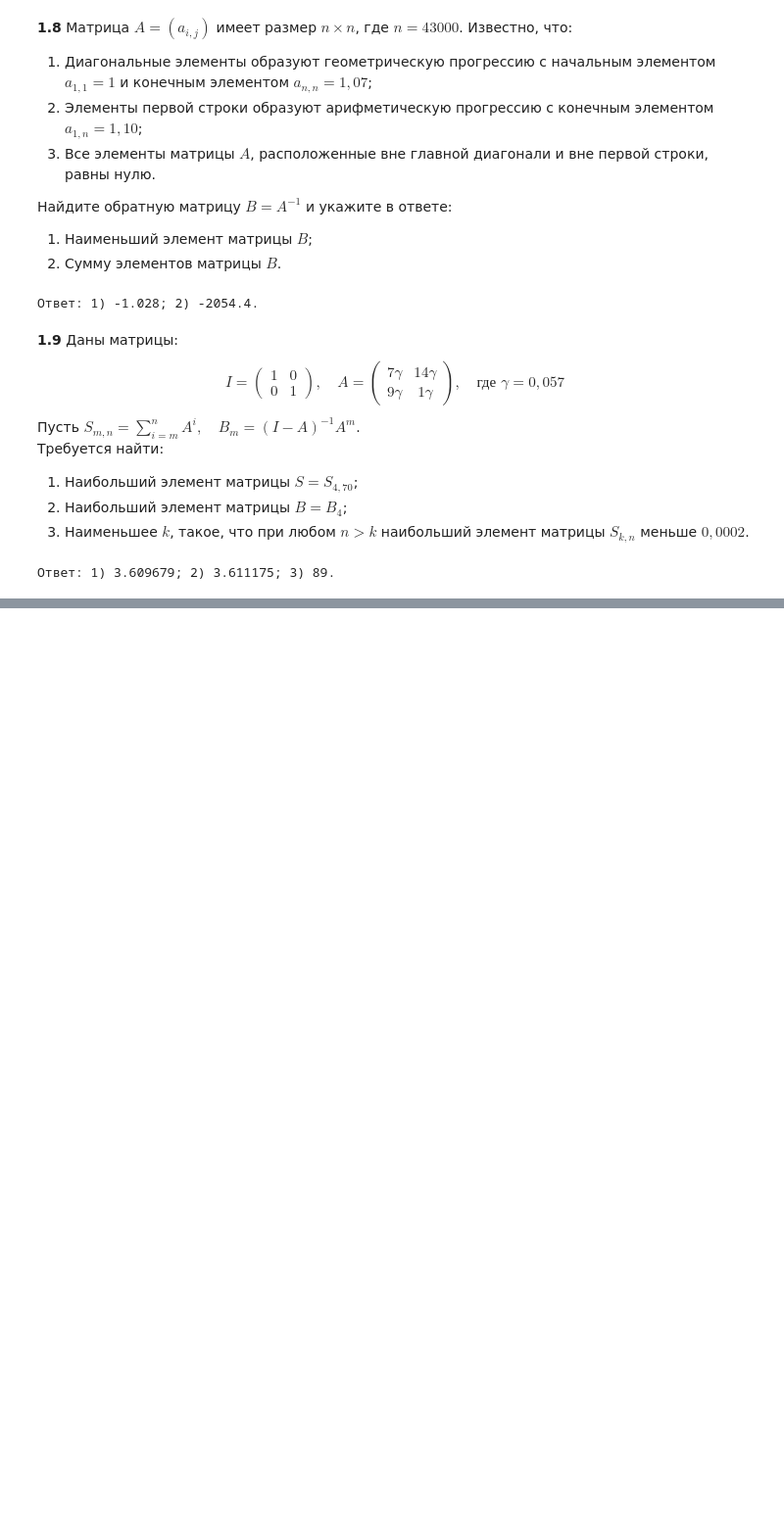
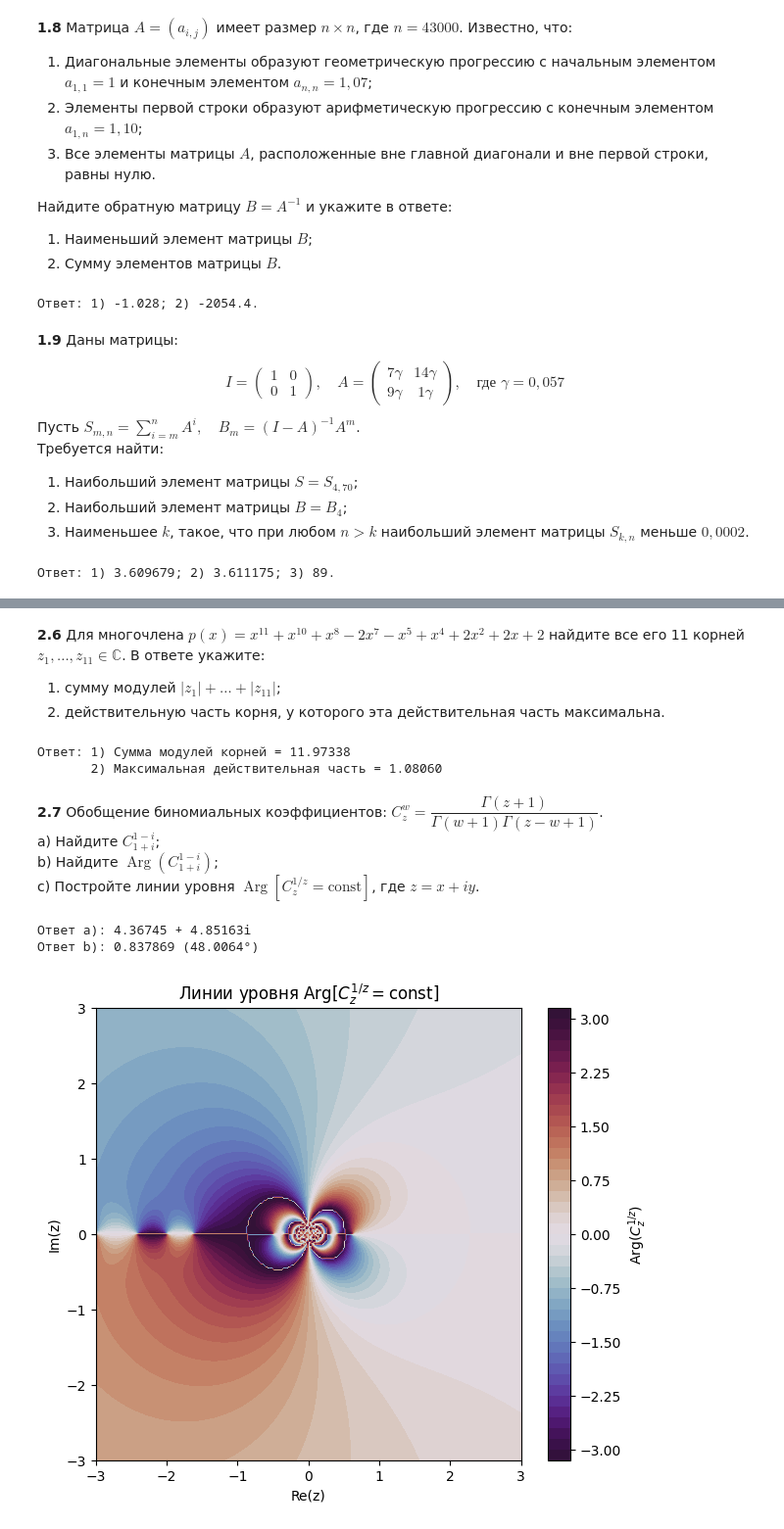
Before and after one commit to NEKITCHEL228/matematika_dlya_progi, a Jupyter notebook: 1_kr.ipynb, the cells around one changed output, grey strips where cells are left out. Shown at 98% size. Drawn from its saved outputs; the diff is of its cells as text; code cells hidden in the pictures; blank space fills up the shorter version.

```diff
--- a/1_kr.ipynb
+++ b/1_kr.ipynb
@@ -480,0 +721,66 @@ print(f"Ответ: 1) {ans1:.6f}; 2) {ans2:.6f}; 3) {ans3}.")
+# %% [markdown]
+**2.6** Для многочлена $p(x) = x^{11} + x^{10} + x^8 - 2x^7 - x^5 + x^4 + 2x^2 + 2x + 2$ найдите все его 11 корней $z_1, \dots, z_{11} \in \mathbb{C}$. В ответе укажите:
+1) сумму модулей $|z_1| + \dots + |z_{11}|$;
+2) действительную часть корня, у которого эта действительная часть максимальна.
+# %%
+import numpy as np
+
+# 1. Коэффициенты полинома от старшей степени к младшей
+coeffs = [1, 1, 0, 1, -2, 0, -1, 1, 0, 2, 2, 2]
+
+# 2. Поиск корней
+roots = np.roots(coeffs)
+
+# 3. Вычисление требуемых величин
+sum_moduli = np.sum(np.abs(roots))
+max_real_part = np.max(np.real(roots))
+
+# 4. Вывод ответов
+print(f"Ответ: 1) Сумма модулей корней = {sum_moduli:.5f}")
+print(f"       2) Максимальная действительная часть = {max_real_part:.5f}")
+# %% [output]
+Ответ: 1) Сумма модулей корней = 11.97338
+       2) Максимальная действительная часть = 1.08060
+# %% [markdown]
+**2.7** Обобщение биномиальных коэффициентов: $C_z^w = \dfrac{\Gamma(z + 1)}{\Gamma(w + 1)\Gamma(z - w + 1)}$. \
+a) Найдите $C_{1+i}^{1-i}$; \
+b) Найдите $\operatorname{Arg}(C_{1+i}^{1-i})$; \
+c) Постройте линии уровня $\operatorname{Arg}[C_z^{1/z} = \text{const}]$, где $z = x + iy$.
+# %%
+import numpy as np
+import scipy.special as sp
+import matplotlib.pyplot as plt
+
+# 1. Пункты a) и b): Вычисление C_{1+i}^{1-i}
+z_val = 1 + 1j
+w_val = 1 - 1j
+
+C_val = sp.gamma(z_val + 1) / (sp.gamma(w_val + 1) * sp.gamma(z_val - w_val + 1))
+arg_C_rad = np.angle(C_val)
+arg_C_deg = np.rad2deg(arg_C_rad)
+
+print(f"Ответ a): {C_val.real:.5f} + {C_val.imag:.5f}i")
+print(f"Ответ b): {arg_C_rad:.6f} ({arg_C_deg:.4f}°)")
+
+# 2. Пункт c): Линии уровня Arg[C_z^{1/z}]
+x = np.linspace(-3, 3, 300)
+y = np.linspace(-3, 3, 300)
+X, Y = np.meshgrid(x, y)
+Z = X + 1j * Y
+
+# Вычисление биномиального символа на сетке
+W = 1.0 / Z
+C_grid = sp.gamma(Z + 1) / (sp.gamma(W + 1) * sp.gamma(Z - W + 1))
+Arg_grid = np.angle(C_grid)
+
+plt.figure(figsize=(7, 6))
+plt.contourf(X, Y, Arg_grid, levels=50, cmap='twilight_shifted')
+plt.colorbar(label=r'$\operatorname{Arg}(C_z^{1/z})$')
+plt.title(r'Линии уровня $\operatorname{Arg}[C_z^{1/z} = \mathrm{const}]$')
+plt.xlabel('Re(z)')
+plt.ylabel('Im(z)')
+plt.show()
+# %% [output]
+Ответ a): 4.36745 + 4.85163i
+Ответ b): 0.837869 (48.0064°)
+[figure, added]
```
Also changed, not shown: parts of 29 cells of this notebook.
